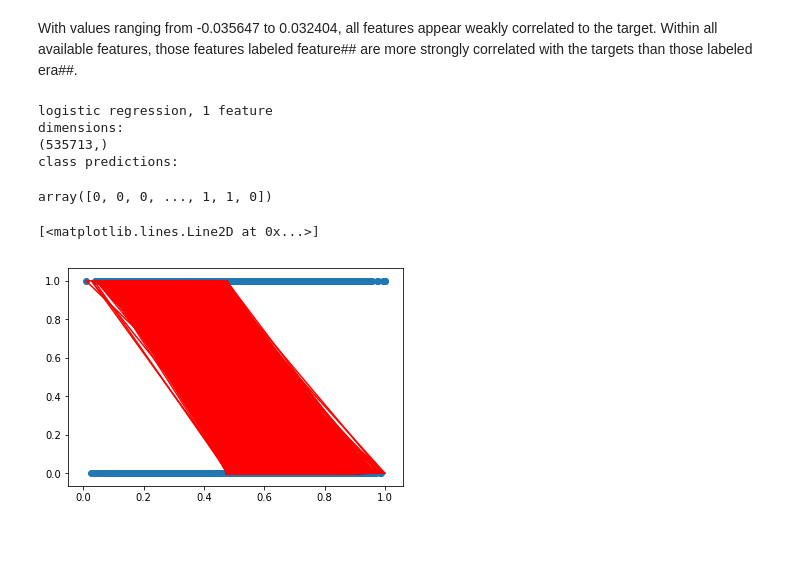
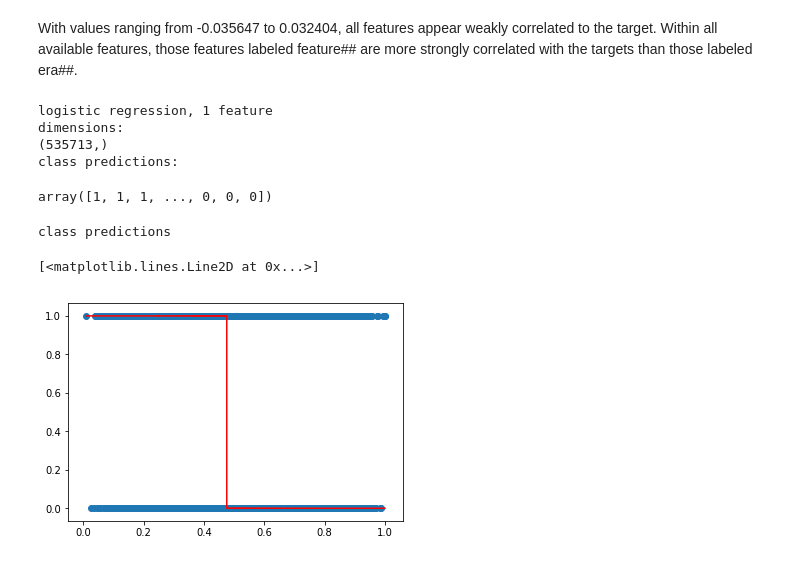
Before and after one commit to cchen181/numerai_tournament79, a Jupyter notebook: modelv2.ipynb, the cells around one changed output. Saved outputs shown, nothing was run; the diff lists cells and outputs as text; code cells hidden in the pictures.

Commit message:
Update modelv2
logistic regression on feature12
outcome is class prediction

```diff
--- a/modelv2.ipynb
+++ b/modelv2.ipynb
@@ -386,6 +386,9 @@ from sklearn import metrics
 #with the target. This is supported by output from the cell above, a list of the
 #correlation of all 136 features.
 
+#sort dataframe by values in feature12
+data_v3.sort_values('feature12',inplace=True)
+
 #setup and run model
 logreg = LogisticRegression(C=1e9) #Might come back to this again. I want to spend more time
 #thinking about the C value parameter & regularization
@@ -393,6 +396,7 @@ feature = ['feature12']
 X = data_v3[feature]
 y = data_v3.target
 logreg.fit(X,y) #fit the model according to the given training data
+#CLASS PREDICTIONS
 outcome_pred_class_log = logreg.predict(X) #predict class labels for samples in X
 print('logistic regression, 1 feature')
 print('dimensions:')
@@ -404,17 +408,17 @@ logistic regression, 1 feature
 dimensions:
 (535713,)
 class predictions:
-array([0, 0, 0, ..., 1, 1, 0])
+array([1, 1, 1, ..., 0, 0, 0])
 # %%
-#sort dataframe by values in feature12
-
 #shown graphically
+data_v3['outcome_pred_class_log'] = outcome_pred_class_log #create outcome column in DF
 sns.mpl.rcParams['agg.path.chunksize'] = 10000 #to remove overflow error
 sns.mpl.pyplot.scatter(data_v3.feature12,data_v3.target)
-sns.mpl.pyplot.plot(data_v3.feature12,outcome_pred_class_log,color='red')
+sns.mpl.pyplot.plot(data_v3.feature12,data_v3.outcome_pred_class_log,color='red')
 # %% [output]
-[<matplotlib.lines.Line2D at 0x...>]
+class predictions
+[<matplotlib.lines.Line2D at 0x...>]
-[figure, old version]
+[figure, new version]
 # %%
 ##seek to minimize loss
 #
```
Also changed, not shown: parts of 1 cell of this notebook.
